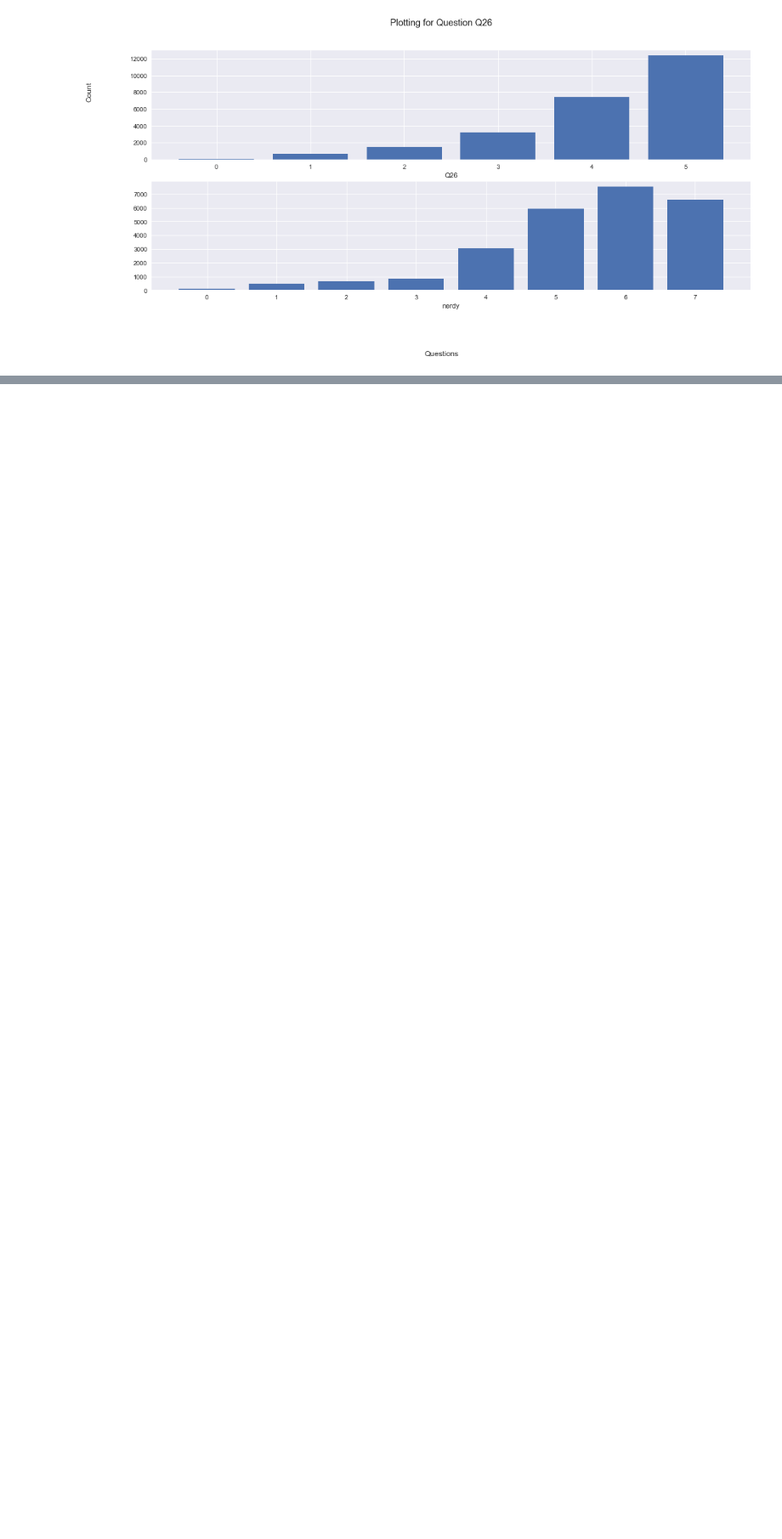
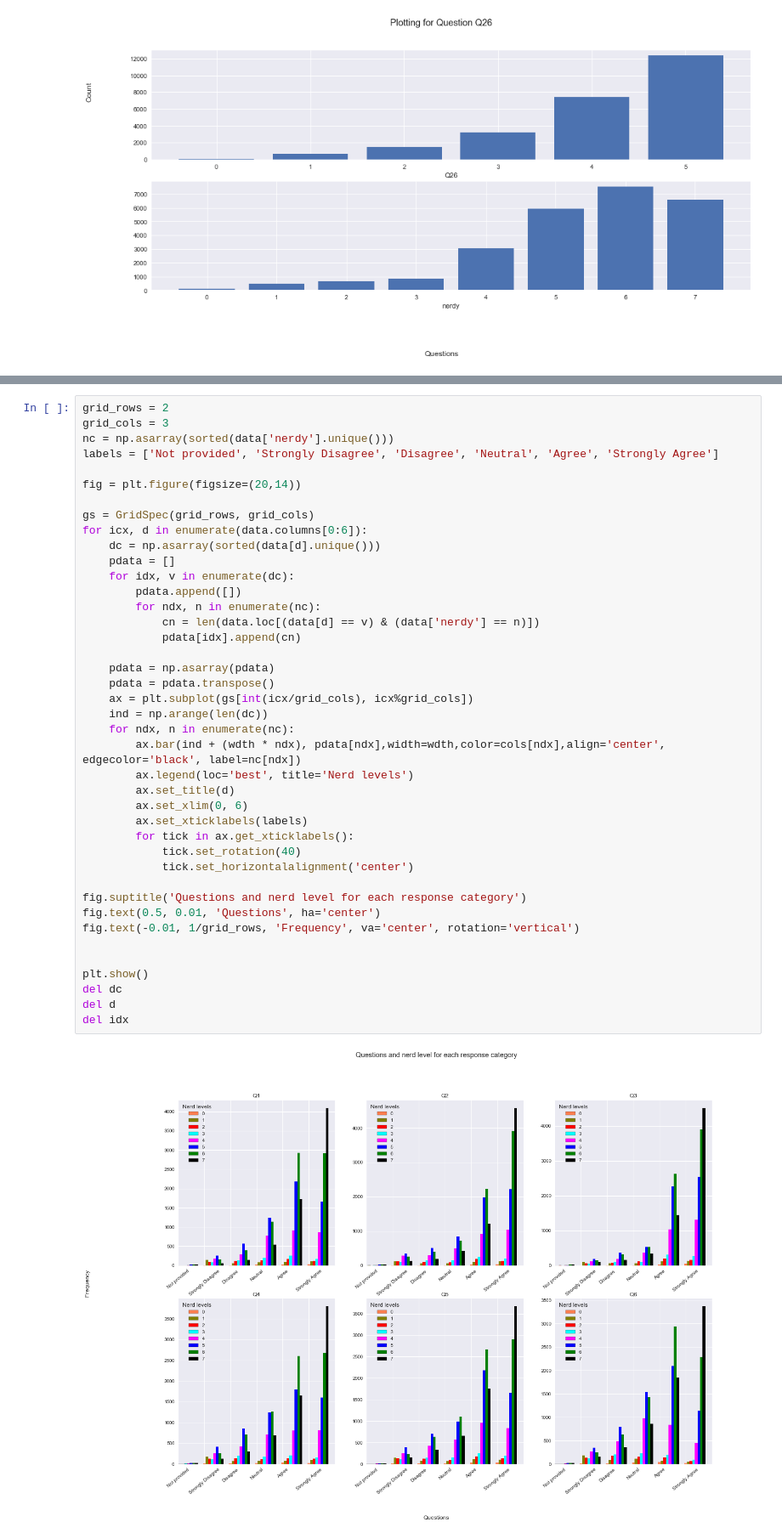
Before and after one commit to rupesh-papneja/am, a Jupyter notebook: ml-phase-1.ipynb, the cells around one changed output, grey strips where cells are left out. Shown: that part at 85% size. Cells and saved outputs as stored; diff of their text form; blank space fills up the shorter version.

```diff
--- a/ml-phase-1.ipynb
+++ b/ml-phase-1.ipynb
@@ -450,0 +524,43 @@ del idx
+# %%
+grid_rows = 2
+grid_cols = 3
+nc = np.asarray(sorted(data['nerdy'].unique()))
+labels = ['Not provided', 'Strongly Disagree', 'Disagree', 'Neutral', 'Agree', 'Strongly Agree']
+
+fig = plt.figure(figsize=(20,14))
+
+gs = GridSpec(grid_rows, grid_cols)
+for icx, d in enumerate(data.columns[0:6]):
+    dc = np.asarray(sorted(data[d].unique()))
+    pdata = []
+    for idx, v in enumerate(dc):
+        pdata.append([])
+        for ndx, n in enumerate(nc):
+            cn = len(data.loc[(data[d] == v) & (data['nerdy'] == n)])
+            pdata[idx].append(cn)
+
+    pdata = np.asarray(pdata)
+    pdata = pdata.transpose()
+    ax = plt.subplot(gs[int(icx/grid_cols), icx%grid_cols])
+    ind = np.arange(len(dc))
+    for ndx, n in enumerate(nc):
+        ax.bar(ind + (wdth * ndx), pdata[ndx],width=wdth,color=cols[ndx],align='center', edgecolor='black', label=nc[ndx])
+        ax.legend(loc='best', title='Nerd levels')
+        ax.set_title(d)
+        ax.set_xlim(0, 6)
+        ax.set_xticklabels(labels)
+        for tick in ax.get_xticklabels():
+            tick.set_rotation(40)
+            tick.set_horizontalalignment('center')
+
+fig.suptitle('Questions and nerd level for each response category')
+fig.text(0.5, 0.01, 'Questions', ha='center')
+fig.text(-0.01, 1/grid_rows, 'Frequency', va='center', rotation='vertical')
+
+
+plt.show()
+del dc
+del d
+del idx
+# %% [output]
+[figure, added]
```
Also changed, not shown: parts of 7 cells of this notebook.
